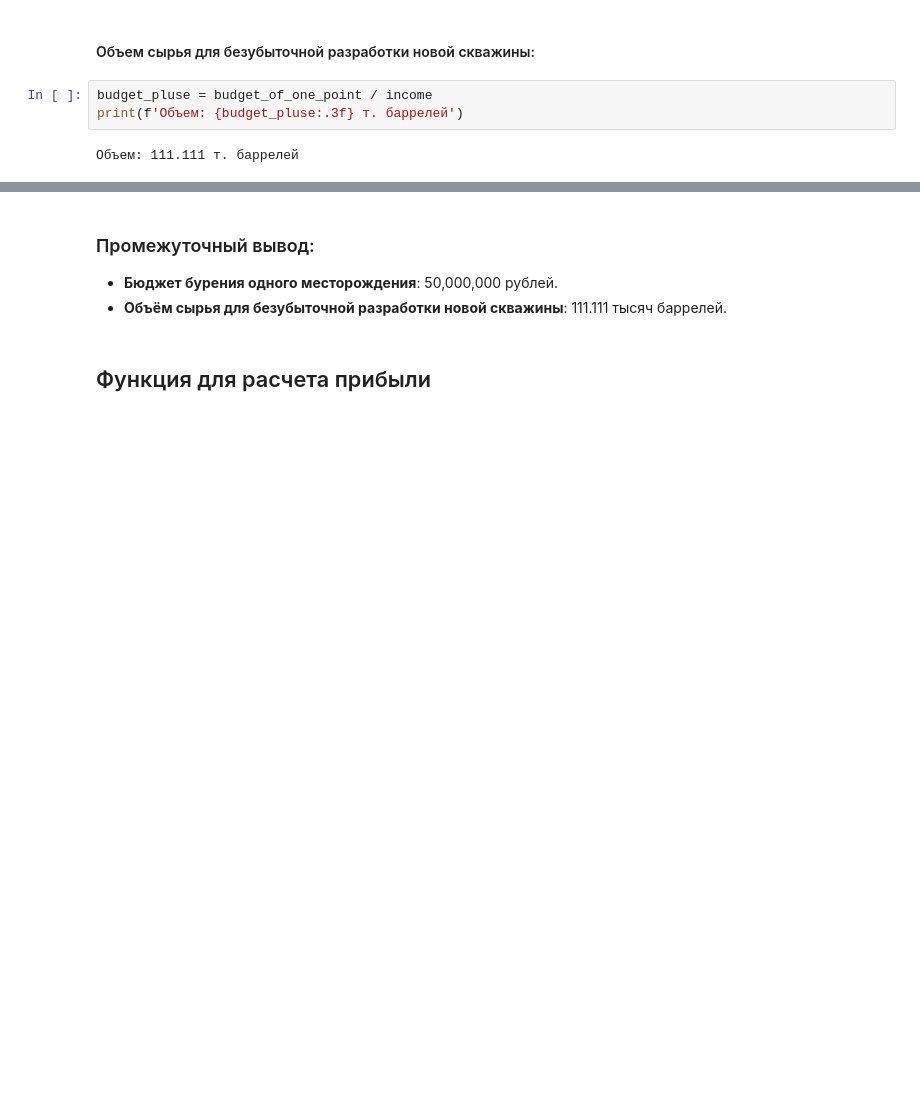
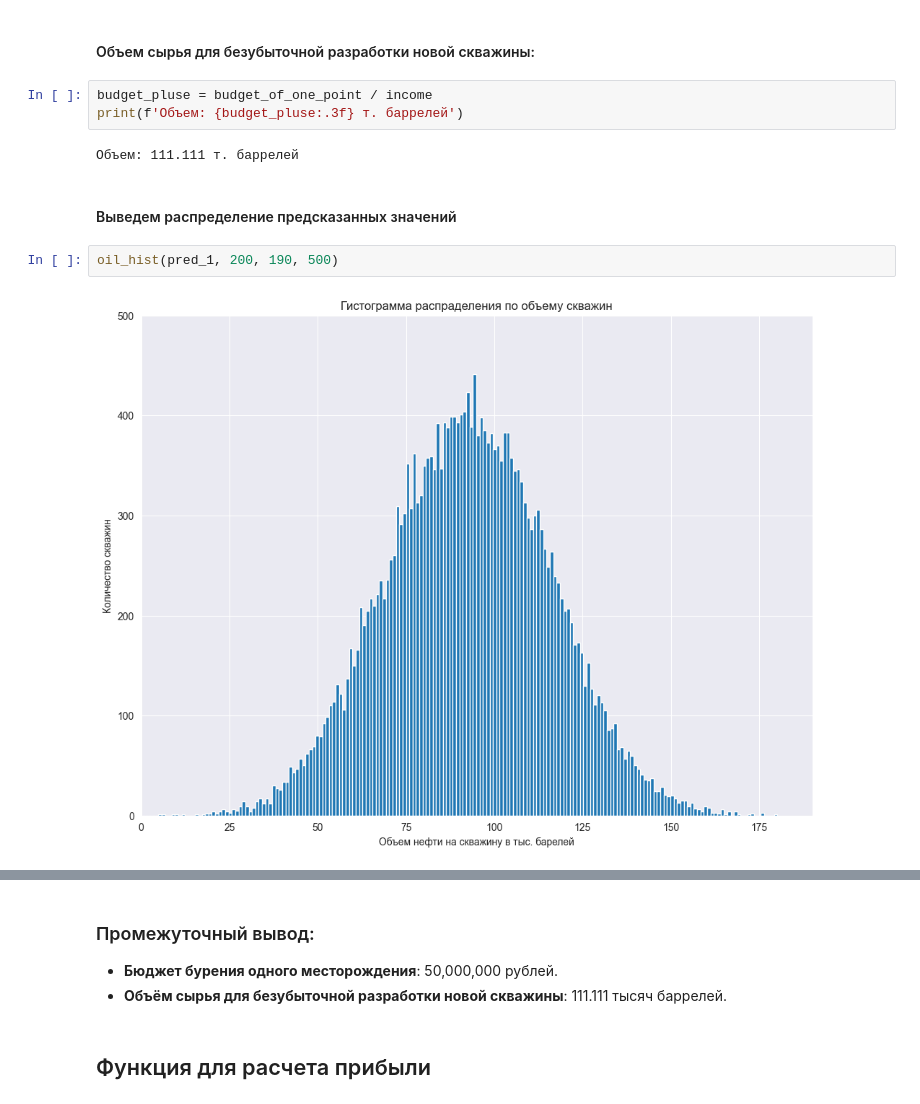
Before and after one commit to VladislavShvetsov/yandex_praktikum, a Jupyter notebook: oil.ipynb, the cells around one changed output, grey strips where cells are left out. Cells and saved outputs as stored; diff of their text form; blank space fills up the shorter version.

```diff
--- a/oil.ipynb
+++ b/oil.ipynb
@@ -393,3 +422,9 @@ budget_pluse = budget_of_one_point / income
 print(f'Объем: {budget_pluse:.3f} т. баррелей')
 # %% [output]
 Объем: 111.111 т. баррелей
+# %% [markdown]
+#### Выведем распределение предсказанных значений
+# %%
+oil_hist(pred_1, 200, 190, 500)
+# %% [output]
+[figure, added]
```
Also changed, not shown: parts of 7 cells of this notebook.
